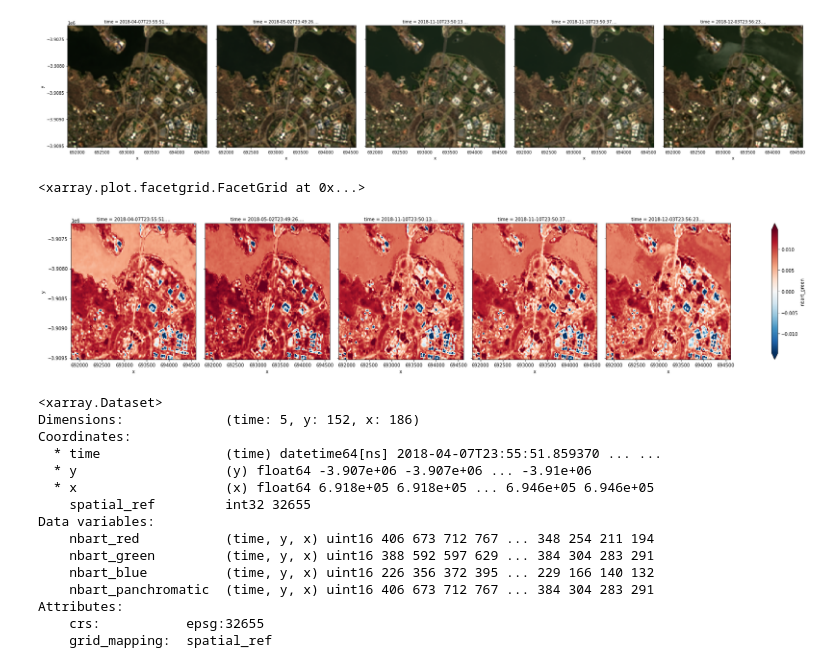
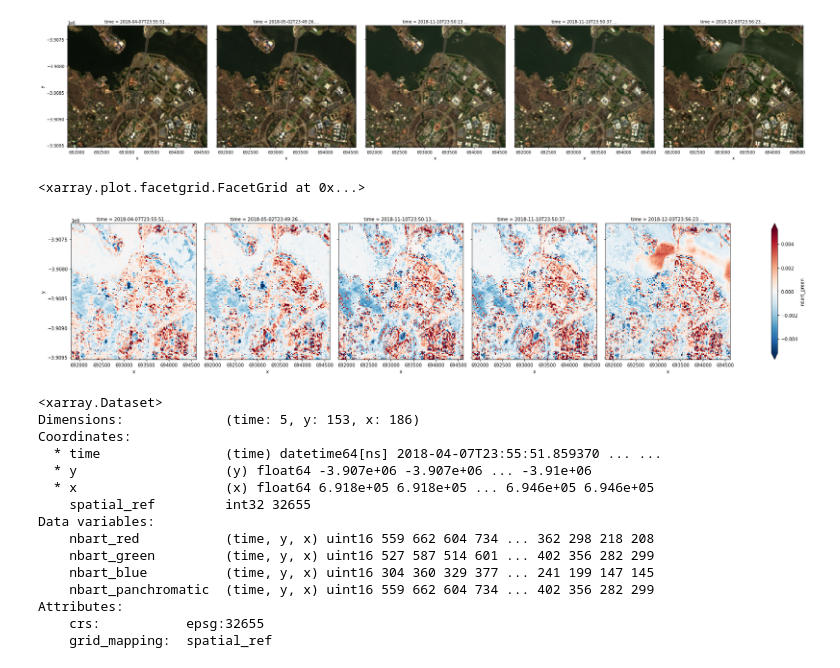
Before and after one commit to GeoscienceAustralia/dea-intertidal, a Jupyter notebook: notebooks/Pansharpen_experiment.ipynb, the cells around one changed output. Drawn from its saved outputs; the diff is of its cells as text; code cells hidden in the pictures.

Commit message:
Fix align

```diff
--- a/notebooks/Pansharpen_experiment.ipynb
+++ b/notebooks/Pansharpen_experiment.ipynb
@@ -30,6 +30,7 @@ output_crs = md['crs']
 # For reference, load the same image at 30 m resolution
 rgbp_15m = dc.load(measurements=['nbart_red', 'nbart_green', 'nbart_blue', 'nbart_panchromatic'],
                   resolution=(-15, 15),
+                  align=(7.5, 7.5),
                   output_crs=output_crs,
                   resampling='bilinear',
                   **query)
@@ -381,25 +382,25 @@ ds_pansharpened_pca.to_array().plot.imshow(col='time', col_wrap=5, vmin=0, vmax=
 <xarray.plot.facetgrid.FacetGrid at 0x...>
 [figure]
 # %%
-(((ds_pansharpened_pca - ds_pansharpened_hsv).nbart_green) / 10000.0 ).plot(col='time', col_wrap=5, robust=True, size=5)
+(((ds_pansharpened_pca - ds_pansharpened_brovey).nbart_green) / 10000.0 ).plot(col='time', col_wrap=5, robust=True, size=5)
 # %% [output]
 <xarray.plot.facetgrid.FacetGrid at 0x...>
-[figure, old version]
+[figure, new version]
 # %%
 xr_pansharpen(ds=rgbp_15m, method='hsv', output_dtype=np.uint16, return_pan=True)
 # %% [output]
 <xarray.Dataset>
-Dimensions:             (time: 5, y: 152, x: 186)
+Dimensions:             (time: 5, y: 153, x: 186)
 Coordinates:
   * time                (time) datetime64[ns] 2018-04-07T23:55:51.859370 ... ...
   * y                   (y) float64 -3.907e+06 -3.907e+06 ... -3.91e+06
   * x                   (x) float64 6.918e+05 6.918e+05 ... 6.946e+05 6.946e+05
     spatial_ref         int32 32655
 Data variables:
-    nbart_red           (time, y, x) uint16 406 673 712 767 ... 348 254 211 194
-    nbart_green         (time, y, x) uint16 388 592 597 629 ... 384 304 283 291
-    nbart_blue          (time, y, x) uint16 226 356 372 395 ... 229 166 140 132
-    nbart_panchromatic  (time, y, x) uint16 406 673 712 767 ... 384 304 283 291
+    nbart_red           (time, y, x) uint16 559 662 604 734 ... 362 298 218 208
+    nbart_green         (time, y, x) uint16 527 587 514 601 ... 402 356 282 299
+    nbart_blue          (time, y, x) uint16 304 360 329 377 ... 241 199 147 145
+    nbart_panchromatic  (time, y, x) uint16 559 662 604 734 ... 402 356 282 299
 Attributes:
     crs:           epsg:32655
     grid_mapping:  spatial_ref
```
